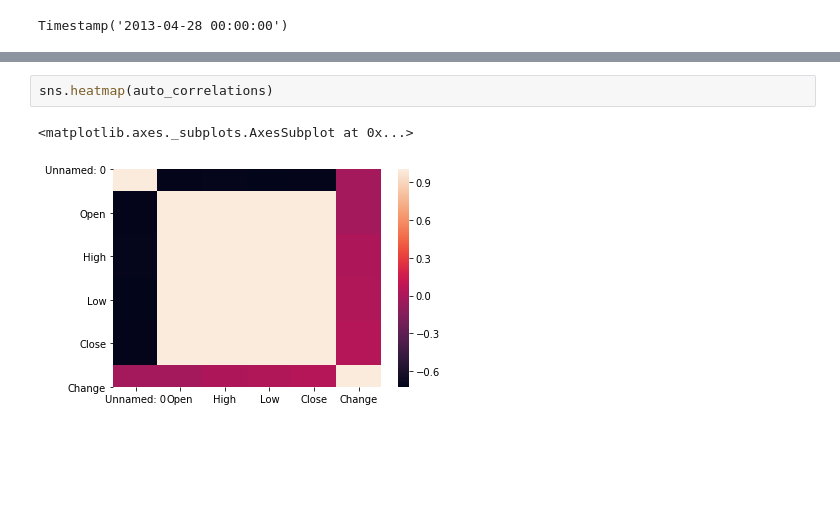
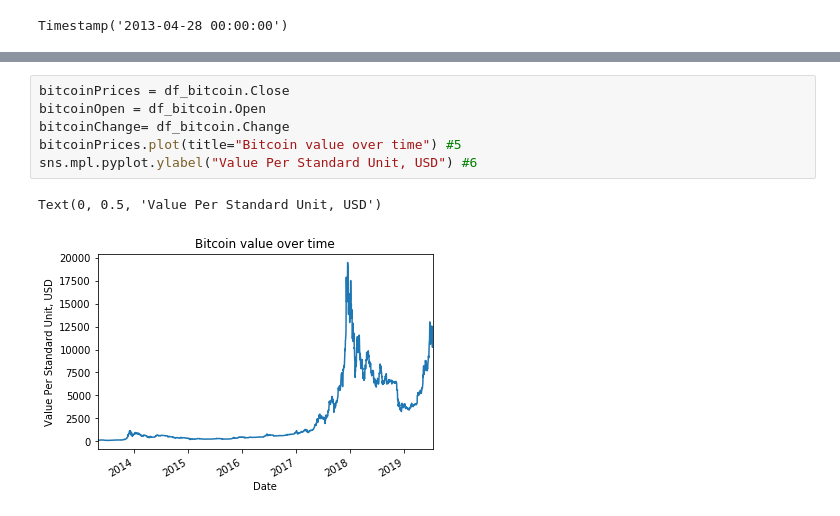
Before and after one commit to DhanushkaAbeyratne/Bitcoin-Price-Prediction---ARIMA, a Jupyter notebook: My_ids_project.ipynb, the cells around one changed output, grey strips where cells are left out. Drawn from its saved outputs; the diff is of its cells as text; blank space fills up the shorter version.

```diff
--- a/My_ids_project.ipynb
+++ b/My_ids_project.ipynb
@@ -92,5 +82,9 @@ auto_correlations
-# %%
-sns.heatmap(auto_correlations)
-# %% [output]
-<matplotlib.axes._subplots.AxesSubplot at 0x...>
-[figure, removed]
+# %%
+bitcoinPrices = df_bitcoin.Close
+bitcoinOpen = df_bitcoin.Open
+bitcoinChange= df_bitcoin.Change
+bitcoinPrices.plot(title="Bitcoin value over time") #5
+sns.mpl.pyplot.ylabel("Value Per Standard Unit, USD") #6
+# %% [output]
+Text(0, 0.5, 'Value Per Standard Unit, USD')
+[figure, added]
```
Also changed, not shown: parts of 9 cells of this notebook.
